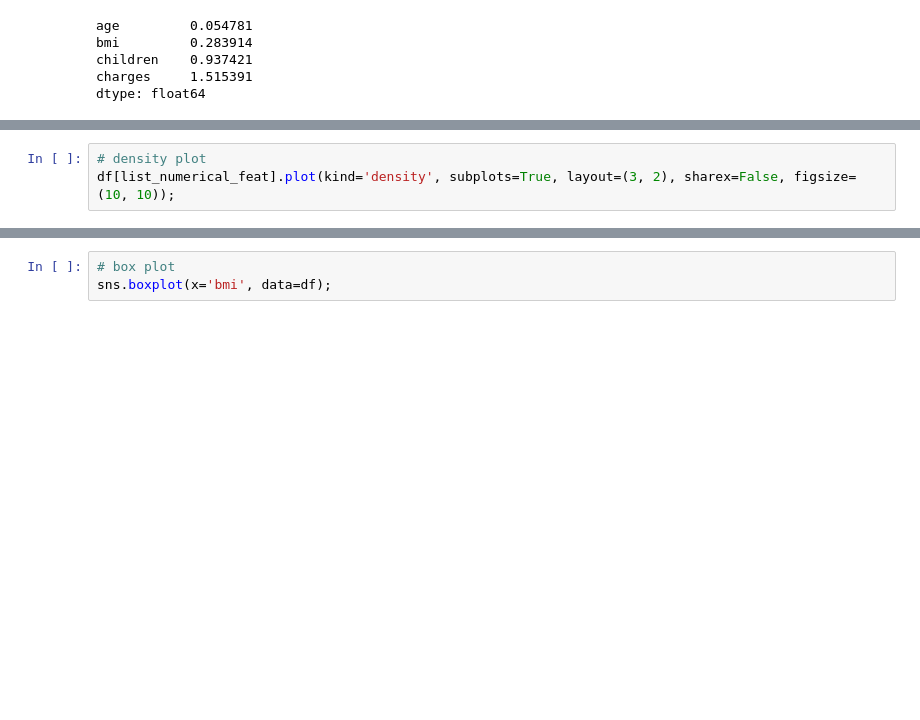
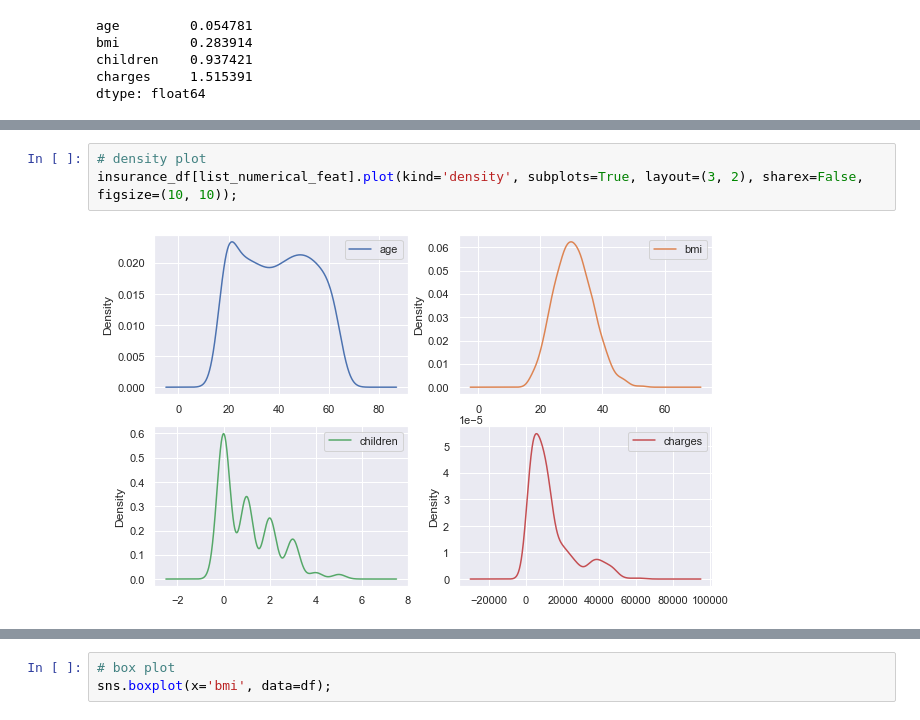
Before and after one commit to BuhariS/insurance_claim_prediction, a Jupyter notebook: insurance_claim.ipynb, the cells around one changed output, grey strips where cells are left out. Cells and saved outputs as stored; diff of their text form; blank space fills up the shorter version.

```diff
--- a/insurance_claim.ipynb
+++ b/insurance_claim.ipynb
@@ -316,3 +324,5 @@ df[list_numerical_feat].hist(figsize=(10,10));
 # %%
 # density plot
-df[list_numerical_feat].plot(kind='density', subplots=True, layout=(3, 2), sharex=False, figsize=(10, 10));
+insurance_df[list_numerical_feat].plot(kind='density', subplots=True, layout=(3, 2), sharex=False, figsize=(10, 10));
+# %% [output]
+[figure, added]
```
Also changed, not shown: parts of 17 cells of this notebook.
